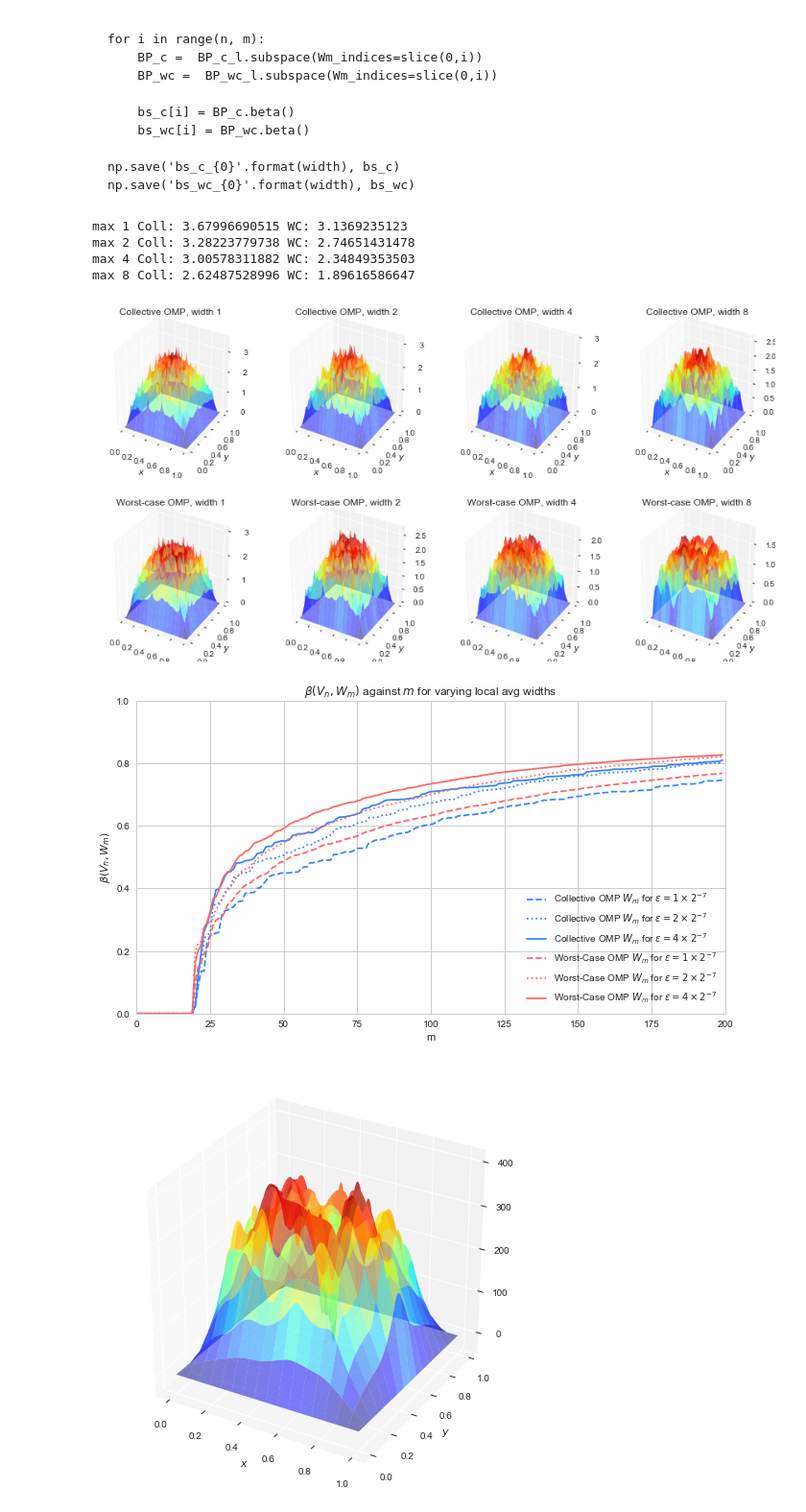
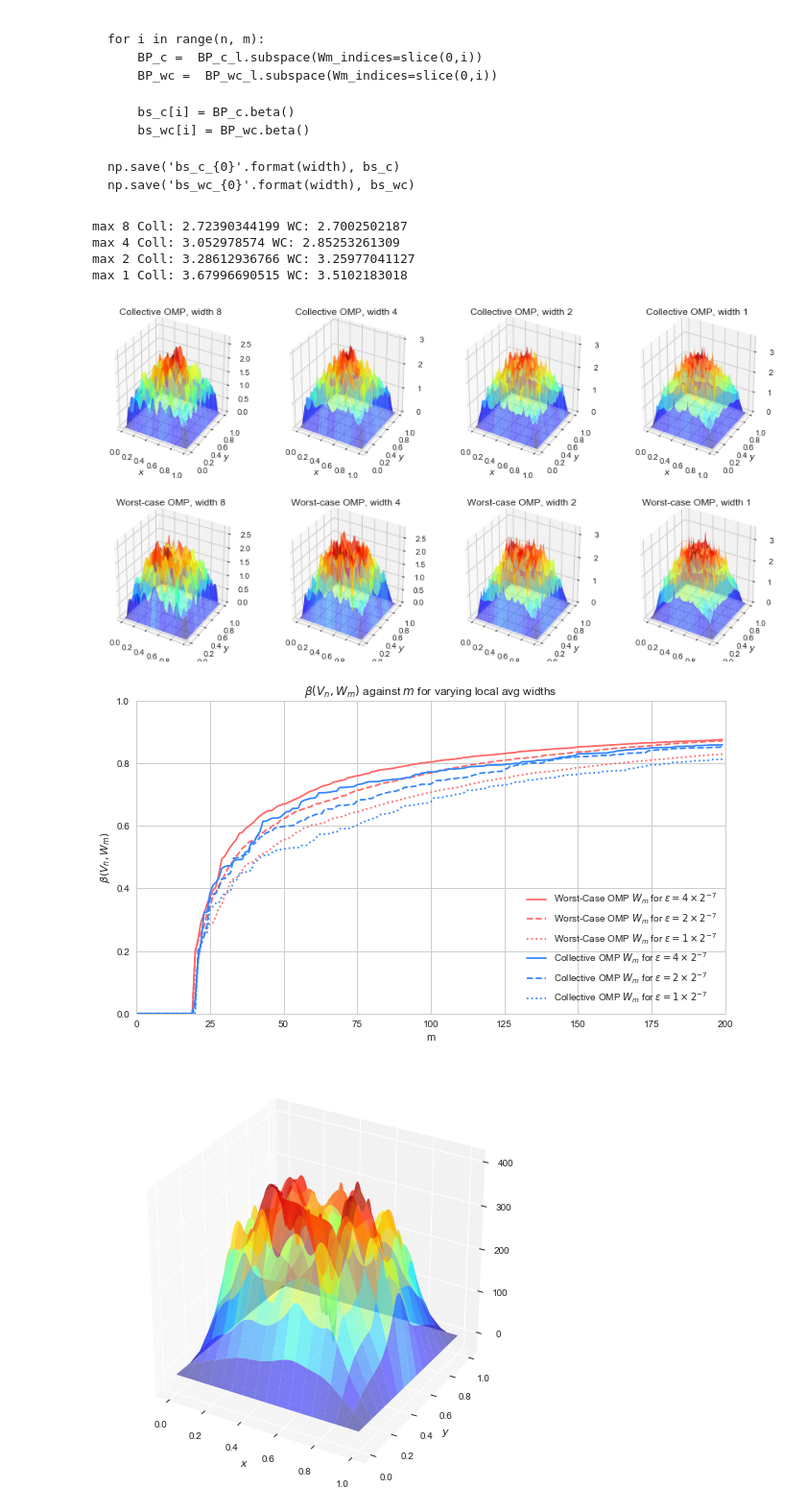
Before and after one commit to james-nichols/pyApproxTools, a Jupyter notebook: notebooks/omp/04_omp_2d_pw.ipynb, the cells around one changed output. Shown at 96% size. Drawn from its saved outputs; the diff is of its cells as text; code cells hidden in the pictures.

```diff
--- a/notebooks/omp/04_omp_2d_pw.ipynb
+++ b/notebooks/omp/04_omp_2d_pw.ipynb
@@ -95,12 +95,12 @@ field_div = 2
 
 n = 20
 
-widths = [2**i for i in range(fem_div-3)]
+widths = [2**i for i in range(fem_div-3)][::-1]
 
 # Import data
 bs_cs = []
 bs_wcs = []
-m = bs_c.shape[1]
+
 
 Wms_c = []
 Wms_wc = []
@@ -108,8 +108,9 @@ for width in widths:
     Wms_c.append(pat.PWBasis(file_name='../../scripts/omp/Wm_c_{0}.npz'.format(width)))
     Wms_wc.append(pat.PWBasis(file_name='../../scripts/omp/Wm_wc_{0}.npz'.format(width)))
 
-    bs_c.append(np.load('../../omp/scripts/bs_c_{0}.npy'.format(width)))
-    bs_wc.append(np.load('../../omp/scripts/bs_wc_{0}.npy'.format(width)))
+    bs_cs.append(np.load('../../scripts/omp/bs_c_{0}.npy'.format(width)))
+    bs_wcs.append(np.load('../../scripts/omp/bs_wc_{0}.npy'.format(width)))
+m = bs_cs[0].shape[0]
 # %%
 # Lets plot our measurment locations
 
@@ -129,40 +130,40 @@ for i, width in enumerate(widths):
     ax2 = fig.add_subplot(2, len(widths), i+1+len(widths), projection='3d')
     meas_wc.plot(ax2, title='Worst-case OMP, width {0}'.format(width))
 # %% [output]
-max 1 Coll: 3.67996690515 WC: 3.1369235123
-max 2 Coll: 3.28223779738 WC: 2.74651431478
-max 4 Coll: 3.00578311882 WC: 2.34849353503
-max 8 Coll: 2.62487528996 WC: 1.89616586647
+max 8 Coll: 2.72390344199 WC: 2.7002502187
+max 4 Coll: 3.052978574 WC: 2.85253261309
+max 2 Coll: 3.28612936766 WC: 3.25977041127
+max 1 Coll: 3.67996690515 WC: 3.5102183018
-[figure, old version]
+[figure, new version]
 # %%
 sns.set_style('whitegrid')
-line_style = ['--', ':', '-', '-', '-.']
+line_style = ['-', '--', ':', '-', '-.']
 pals = [ 'Blues_r', 'Reds_r', 'Greens_r', 'Purples_r']
 
 bl = (51/255, 133/255, 255/255)
-re = (255/255, 102/255, 1s02/255)
+re = (255/255, 102/255, 102/255)
 
 axs = []
 
 fig = plt.figure(figsize=(11, 6))
 ax = fig.add_subplot(1, 1, 1, title=r'$\beta(V_n, W_m)$ against $m$ for varying local avg widths')#, title=r'$\beta(V_n, W_m)$ against $m$ for various $n$')
 
+sns.set_palette(pals[1])
+cp = sns.color_palette()
+for i, width in enumerate(widths[1:]):
+    plt.plot(range(m), bs_wcs[i], line_style[i], label=r'Worst-Case OMP $W_m$ for $\varepsilon={{{0}}} \times 2^{{{1}}}$'.format(width, -fem_div), color=re)#cp[i])
+
 sns.set_palette(pals[0])
 cp = sns.color_palette()
-for i, width in enumerate(widths[:-1]):
-    plt.plot(range(m), bs_c[i, :], line_style[i], label=r'Collective OMP $W_m$ for $\varepsilon={{{0}}} \times 2^{{{1}}}$'.format(width, -fem_div), color=bl)#cp[i])
-
-sns.set_palette(pals[1])
-cp = sns.color_palette()
-for i, width in enumerate(widths[:-1]):
-    plt.plot(range(m), bs_wc[i, :], line_style[i], label=r'Worst-Case OMP $W_m$ for $\varepsilon={{{0}}} \times 2^{{{1}}}$'.format(width, -fem_div), color=re)#cp[i])
+for i, width in enumerate(widths[1:]):
+    plt.plot(range(m), bs_cs[i], line_style[i], label=r'Collective OMP $W_m$ for $\varepsilon={{{0}}} \times 2^{{{1}}}$'.format(width, -fem_div), color=bl)#cp[i])
 
 ax.set(xlabel='m', ylabel=r'$\beta(V_n, W_m)$', xlim=[0,200], ylim=[0,1])#r'$m$', ylabel=r'$\beta(V_n, W_m)$')
 plt.legend(loc=4)
 plt.savefig('2dCOMPvsWCOMPLocAvg.pdf')
 plt.show()
 # %% [output]
-[figure, old version]
+[figure, new version]
 # %%
 v = Wm_wc.vecs[0]
 for w in Wm_wc.vecs[1:]:
```
